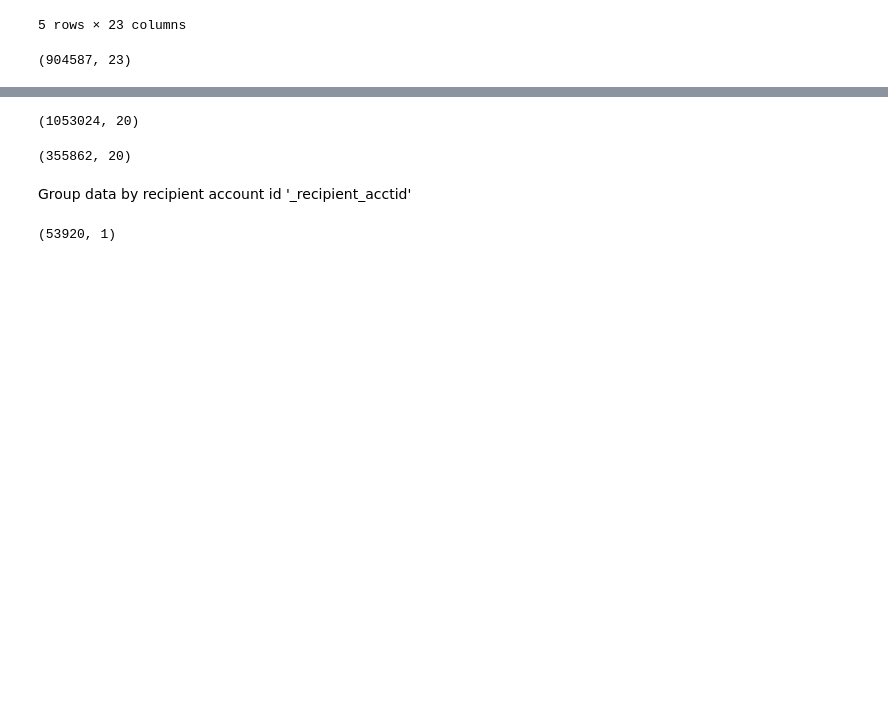
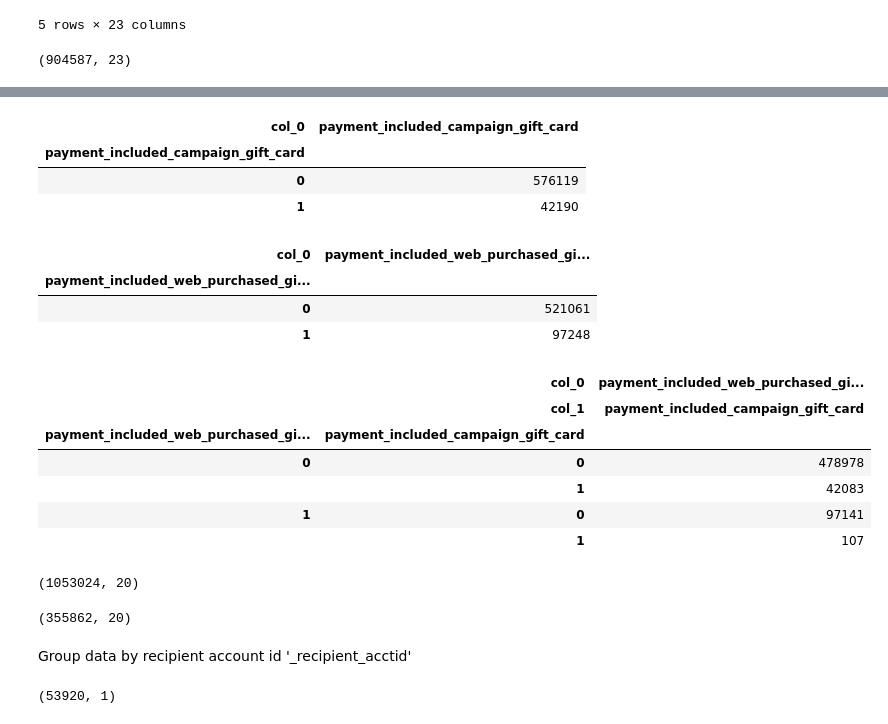
Before and after one commit to Nameetharamachandra/Donors_Project, a Jupyter notebook: data_transformation/Matching_Giftcard_data_with_donation_data.ipynb, the cells around one changed output, grey strips where cells are left out. Saved outputs shown, nothing was run; the diff lists cells and outputs as text; code cells hidden in the pictures; blank space fills up the shorter version.

```diff
--- a/data_transformation/Matching_Giftcard_data_with_donation_data.ipynb
+++ b/data_transformation/Matching_Giftcard_data_with_donation_data.ipynb
@@ -183,3 +208,34 @@ donation=donations.drop(['is_teacher_acct'],axis=1)
+# %%
+donation.payment_included_campaign_gift_card.replace(['t', 'f'], [1, 0], inplace=True)
+donation.payment_included_web_purchased_gift_card.replace(['t', 'f'], [1, 0], inplace=True)
+Final_Total_donations_2015=pd.DataFrame()
+Final_Total_donations_2015=donation.loc[ (donation.payment_included_web_purchased_gift_card==1) |
+                                                    (donation.payment_included_campaign_gift_card==1)]
+# %%
+pd.crosstab(donation.payment_included_campaign_gift_card,columns=['payment_included_campaign_gift_card'])
+# %% [output]
+| col_0 | payment_included_campaign_gift_card |
+| payment_included_campaign_gift_card |  |
+| 0 | 576119 |
+| 1 | 42190 |
+# %%
+pd.crosstab(donation.payment_included_web_purchased_gift_card,columns=['payment_included_web_purchased_gift_card'])
+# %% [output]
+| col_0 | payment_included_web_purchased_gi... |
+| payment_included_web_purchased_gi... |  |
+| 0 | 521061 |
+| 1 | 97248 |
+# %%
+pd.crosstab([donation.payment_included_web_purchased_gift_card,donation.payment_included_campaign_gift_card],
+            columns=['payment_included_web_purchased_gift_card','payment_included_campaign_gift_card'])
+# %% [output]
+|  | col_0 | payment_included_web_purchased_gi... |
+|  | col_1 | payment_included_campaign_gift_card |
+| payment_included_web_purchased_gi... | payment_included_campaign_gift_card |  |
+| 0 | 0 | 478978 |
+|  | 1 | 42083 |
+| 1 | 0 | 97141 |
+|  | 1 | 107 |
 # %%
 giftcards = pd.read_csv('C://Users/Nameetha/Desktop/Stata/opendata_giftcards000.gz',
                         escapechar='\\', names=['_giftcardid', 'dollar_tier', '_buyer_acctid', 'buyer_city',
```
Also changed, not shown: parts of 12 cells of this notebook.
